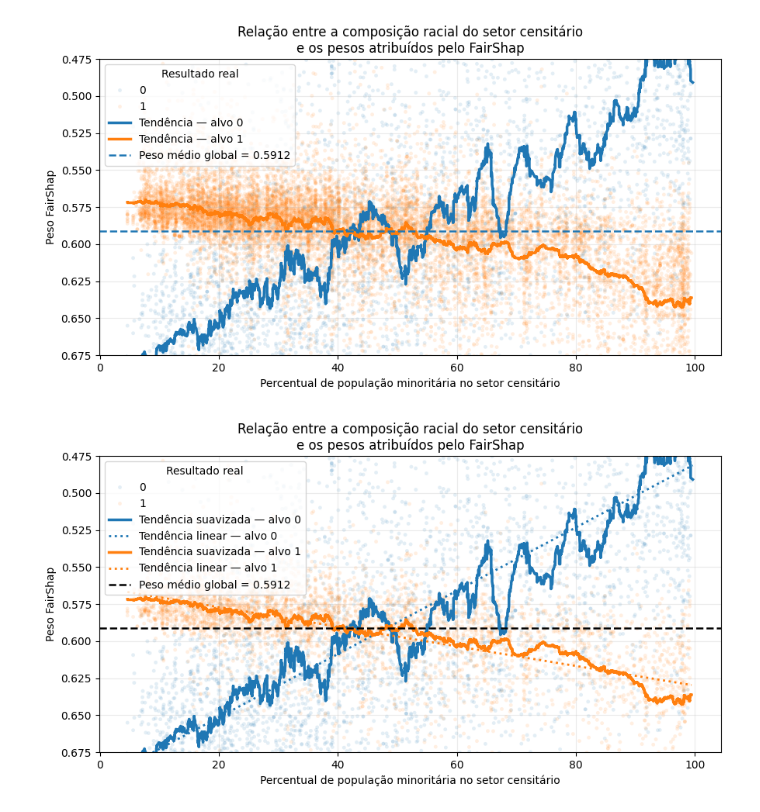
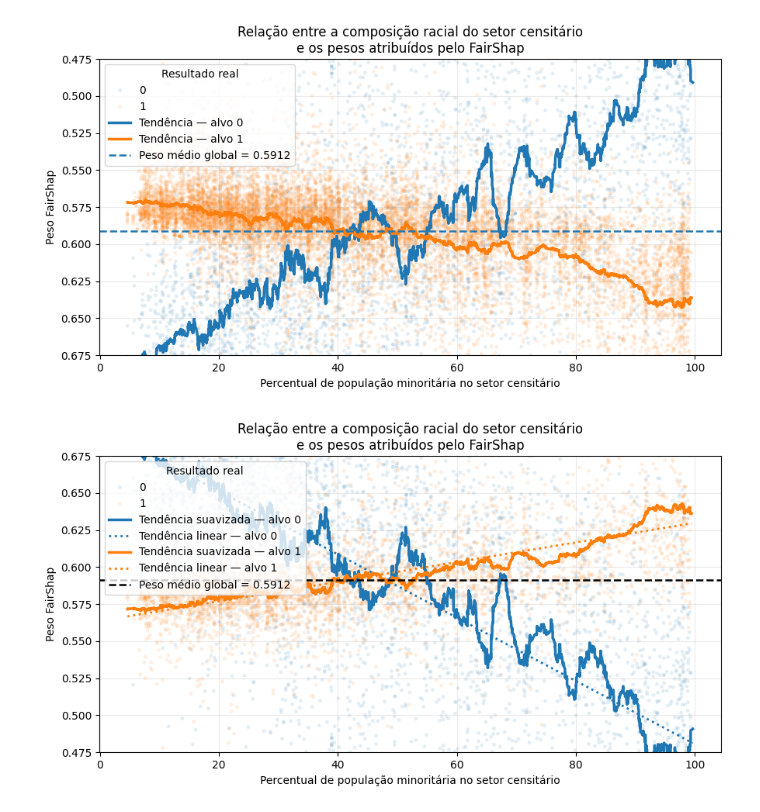
Before and after one commit to davimart/tcc, a Jupyter notebook: avaliacao_modelos_predicao_pesos_fairshap.ipynb, the cells around one changed output. Saved outputs shown, nothing was run; the diff lists cells and outputs as text; code cells hidden in the pictures.

```diff
--- a/avaliacao_modelos_predicao_pesos_fairshap.ipynb
+++ b/avaliacao_modelos_predicao_pesos_fairshap.ipynb
@@ -764,6 +764,9 @@ random_state = 42
 
 limite_inferior_y = 0.475
 limite_superior_y = 0.675
+
+limite_inferior_y = 0.675
+limite_superior_y = 0.475
 
 
 # ============================================================
@@ -953,31 +956,31 @@ ax.set_ylim(
 )
 
 ax.invert_yaxis()
 
 ax.set_title(
     "Relação entre a composição racial do setor censitário\n"
     "e os pesos atribuídos pelo FairShap"
 )
 
 ax.set_xlabel(
     "Percentual de população minoritária no setor censitário"
 )
 
 ax.set_ylabel(
     "Peso FairShap"
 )
 
 ax.grid(
     alpha=0.25
 )
 
 ax.legend(
     title="Resultado real",
     loc="upper left"
 )
 
 fig.tight_layout()
 
 plt.show()
 # %% [output]
-[figure, old version]
+[figure, new version]
```
Also changed, not shown: parts of 2 cells of this notebook, 5 other files.
